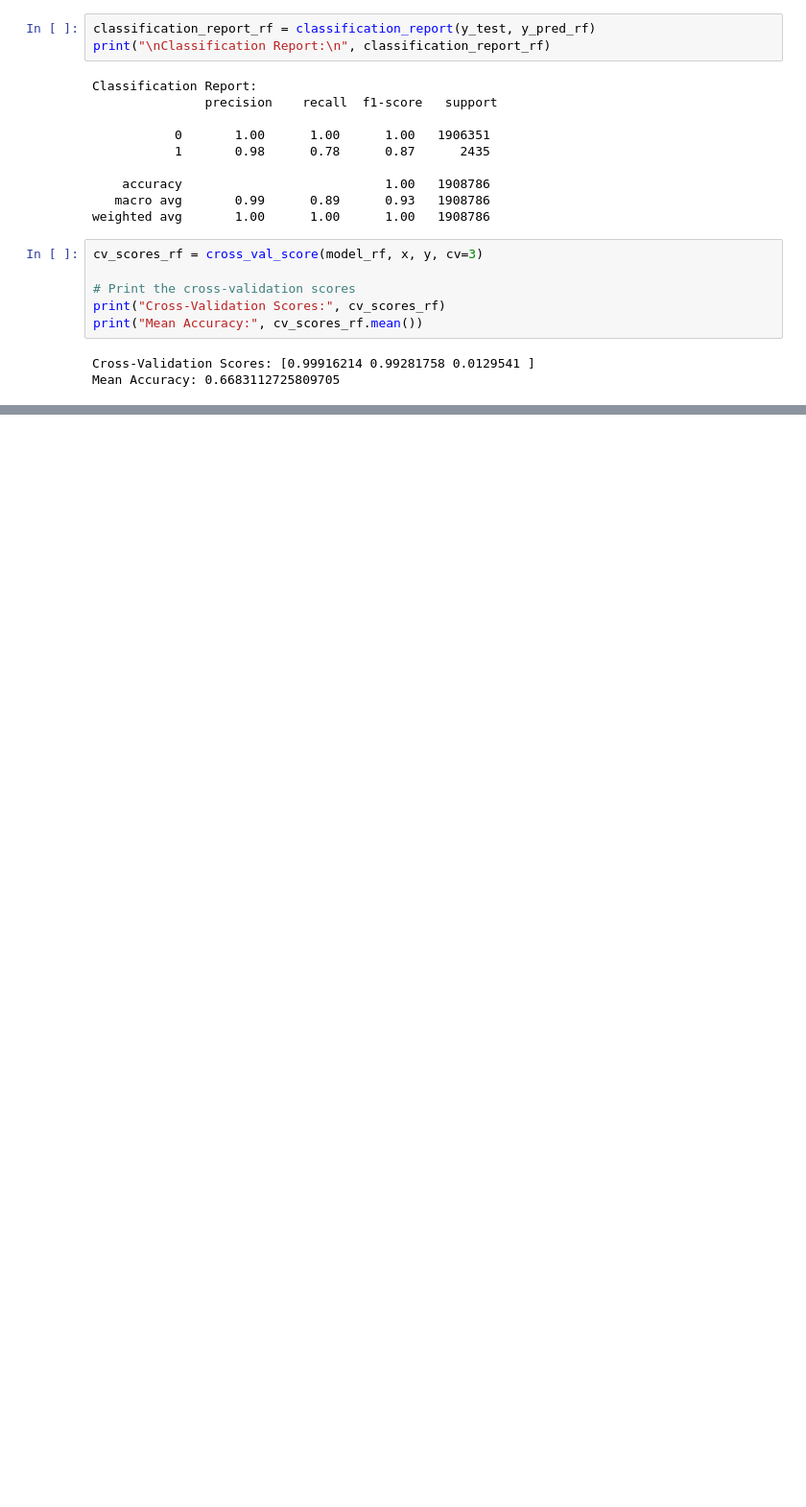
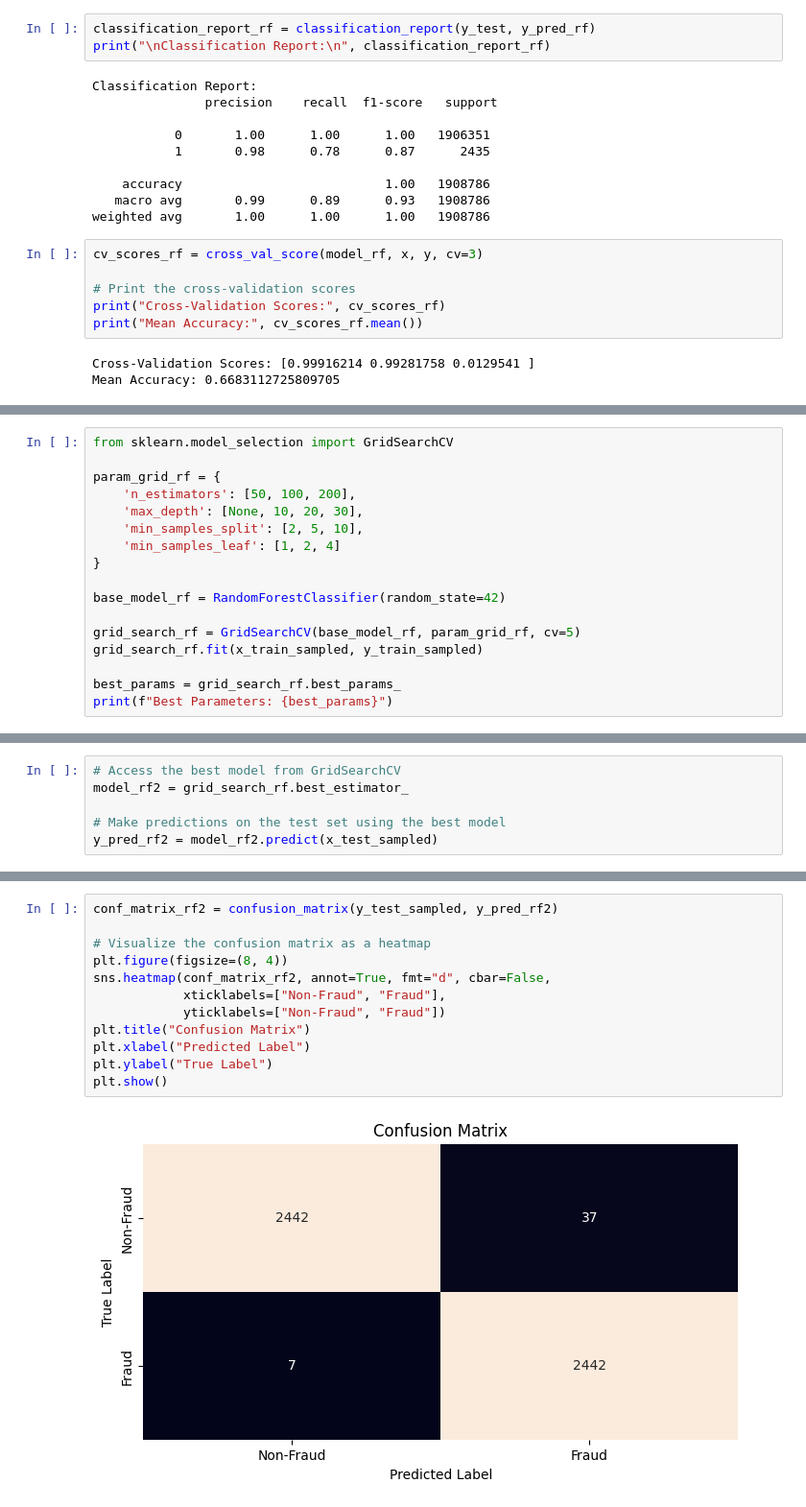
Before and after one commit to honeydewsago/MachineLearningCW, a Jupyter notebook: FraudPrediction.ipynb, the cells around one changed output, grey strips where cells are left out. Shown: that part at 96% size. Drawn from its saved outputs; the diff is of its cells as text; blank space fills up the shorter version.

```diff
--- a/FraudPrediction.ipynb
+++ b/FraudPrediction.ipynb
@@ -826,0 +887,17 @@ Mean Accuracy: 0.6683112725809705
+# %%
+from sklearn.model_selection import GridSearchCV
+
+param_grid_rf = {
+    'n_estimators': [50, 100, 200],
+    'max_depth': [None, 10, 20, 30],
+    'min_samples_split': [2, 5, 10],
+    'min_samples_leaf': [1, 2, 4]
+}
+
+base_model_rf = RandomForestClassifier(random_state=42)
+
+grid_search_rf = GridSearchCV(base_model_rf, param_grid_rf, cv=5)
+grid_search_rf.fit(x_train_sampled, y_train_sampled)
+
+best_params = grid_search_rf.best_params_
+print(f"Best Parameters: {best_params}")
@@ -826,0 +906,6 @@ Mean Accuracy: 0.6683112725809705
+# %%
+# Access the best model from GridSearchCV
+model_rf2 = grid_search_rf.best_estimator_
+
+# Make predictions on the test set using the best model
+y_pred_rf2 = model_rf2.predict(x_test_sampled)
@@ -826,0 +922,14 @@ Mean Accuracy: 0.6683112725809705
+# %%
+conf_matrix_rf2 = confusion_matrix(y_test_sampled, y_pred_rf2)
+
+# Visualize the confusion matrix as a heatmap
+plt.figure(figsize=(8, 4))
+sns.heatmap(conf_matrix_rf2, annot=True, fmt="d", cbar=False,
+            xticklabels=["Non-Fraud", "Fraud"],
+            yticklabels=["Non-Fraud", "Fraud"])
+plt.title("Confusion Matrix")
+plt.xlabel("Predicted Label")
+plt.ylabel("True Label")
+plt.show()
+# %% [output]
+[figure, added]
```
Also changed, not shown: parts of 13 cells of this notebook.
